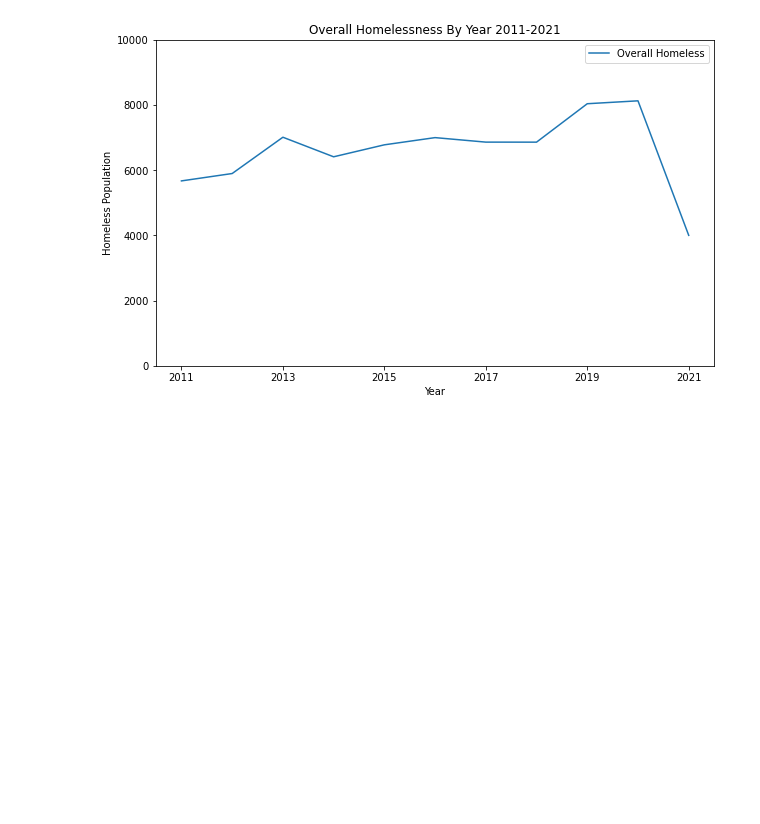
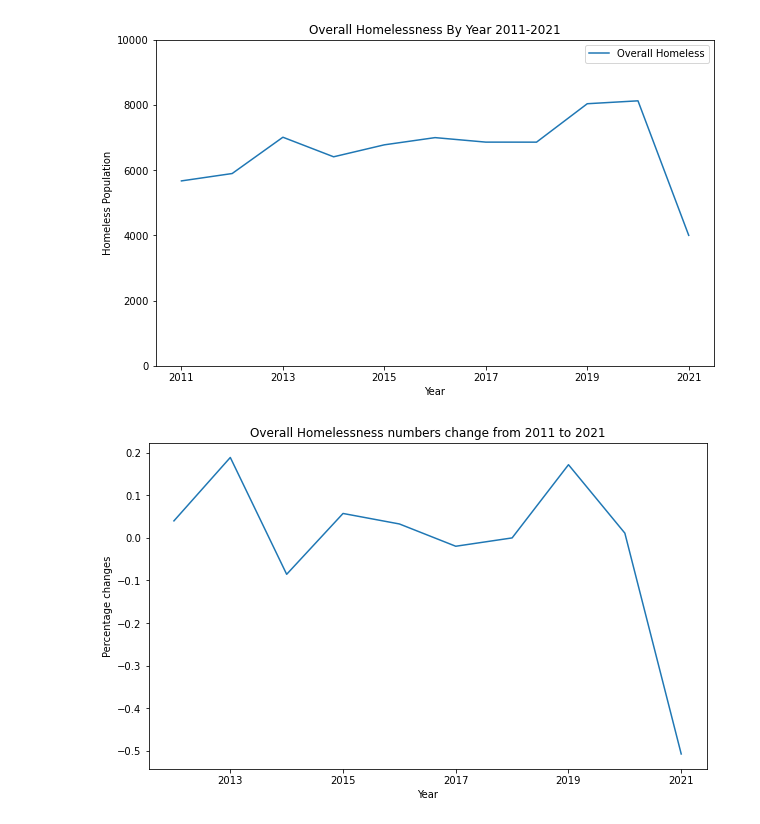
Before and after one commit to scbigler/Project1, a Jupyter notebook: OverallHomelessness.ipynb, the cells around one changed output. Drawn from its saved outputs; the diff is of its cells as text; code cells hidden in the pictures; blank space fills up the shorter version.

Commit message:
Update growth rate on OverallHomelessness.ipynb

```diff
--- a/OverallHomelessness.ipynb
+++ b/OverallHomelessness.ipynb
@@ -47,6 +47,8 @@ clean_df.replace(np.nan,0)
 | CoC Category | 0 | 0 | 0 | 0 | 0 | 0 | 0 | 0 | 0 | 0 | Major City CoC |
 | Type of Count | 0 | 0 | 0 | 0 | 0 | 0 | 0 | 0 | 0 | 0 | Sheltered-Only Count |
 605 rows × 11 columns
+# %%
+per_change = clean_df.T['Overall Homeless'].pct_change()
 # %%
 #Line plot for overall homelessness over ten years
 
@@ -72,3 +74,13 @@ plt.show()
 <class 'pandas.core.indexing._LocIndexer'>
 <class 'pandas.core.frame.DataFrame'>
 [figure]
+# %%
+per_change.plot(figsize=(10,6))
+
+plt.title('Overall Homelessness numbers change from 2011 to 2021')
+plt.xlabel('Year')
+plt.ylabel('Percentage changes')
+
+plt.show()
+# %% [output]
+[figure, added]
```
Also changed, not shown: 3 other files.
